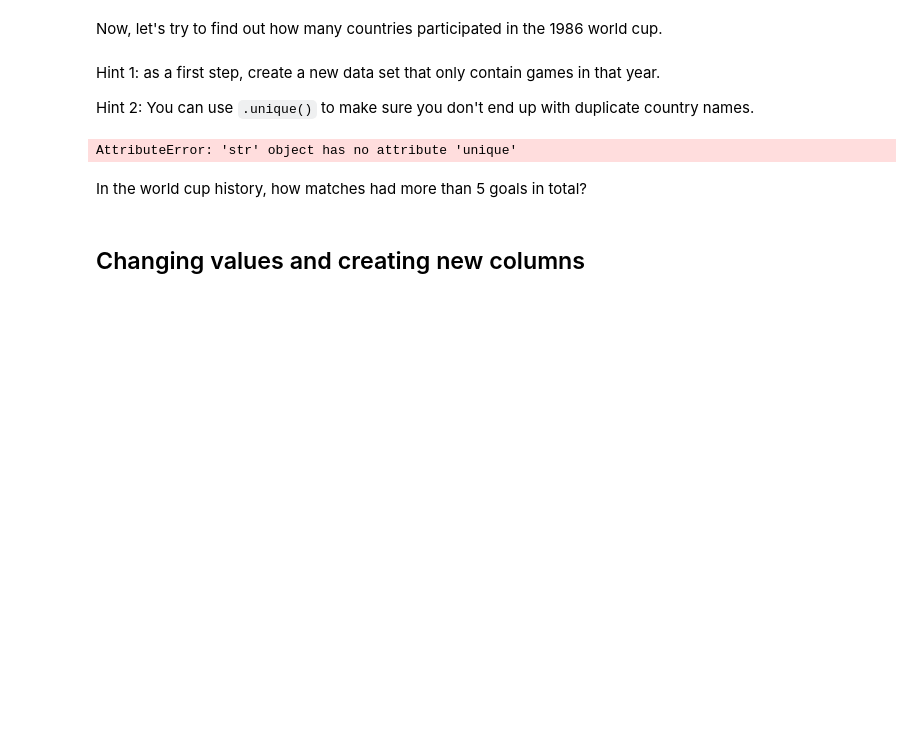
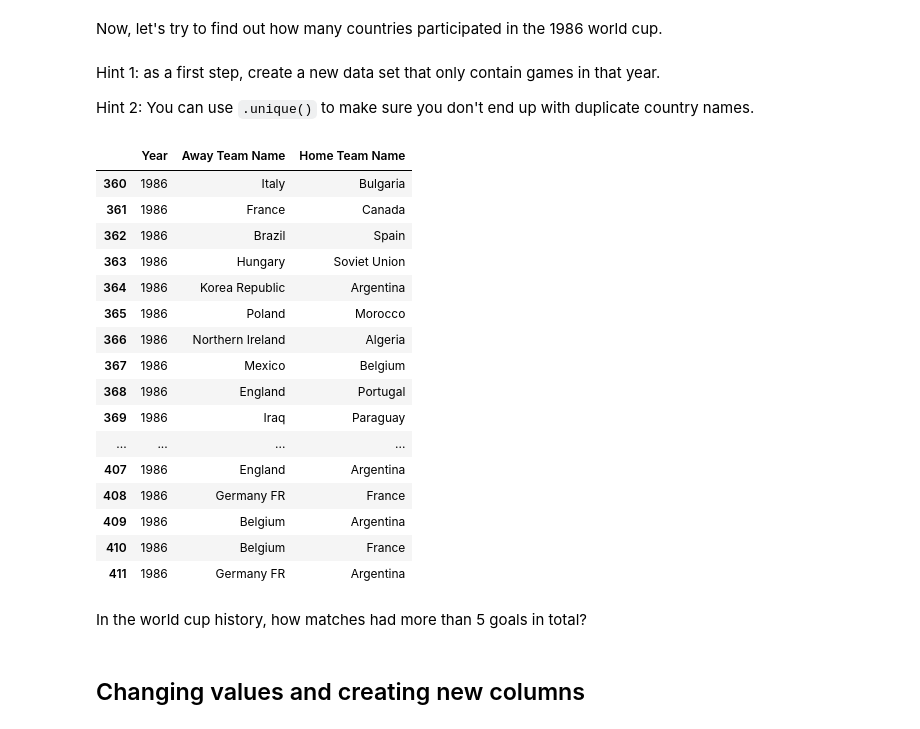
Before and after one commit to oqusous/dsc-accessing-data-with-pandas-lab-nyc-ds-071519, a Jupyter notebook: index.ipynb, the cells around one changed output. Cells and saved outputs as stored; diff of their text form; code cells hidden in the pictures; blank space fills up the shorter version.

```diff
--- a/index.ipynb
+++ b/index.ipynb
@@ -193,9 +193,25 @@ Hint 2: You can use `.unique()` to make sure you don't end up with duplicate cou
 # %%
 y1986 = df.loc[(df['Year']==1986), :]
 # %%
-y1986.loc[:, ['Year', 'Away Team Name'.unique(), 'Home Team Name']]
+y1986.loc[:, ['Year', 'Away Team Name', 'Home Team Name']]
 # %% [output]
-AttributeError: 'str' object has no attribute 'unique'
+|  | Year | Away Team Name | Home Team Name |
+| 360 | 1986 | Italy | Bulgaria |
+| 361 | 1986 | France | Canada |
+| 362 | 1986 | Brazil | Spain |
+| 363 | 1986 | Hungary | Soviet Union |
+| 364 | 1986 | Korea Republic | Argentina |
+| 365 | 1986 | Poland | Morocco |
+| 366 | 1986 | Northern Ireland | Algeria |
+| 367 | 1986 | Mexico | Belgium |
+| 368 | 1986 | England | Portugal |
+| 369 | 1986 | Iraq | Paraguay |
+| ... | ... | ... | ... |
+| 407 | 1986 | England | Argentina |
+| 408 | 1986 | Germany FR | France |
+| 409 | 1986 | Belgium | Argentina |
+| 410 | 1986 | Belgium | France |
+| 411 | 1986 | Germany FR | Argentina |
 # %% [markdown]
 In the world cup history, how matches had more than 5 goals in total?
 # %% [markdown]
```
